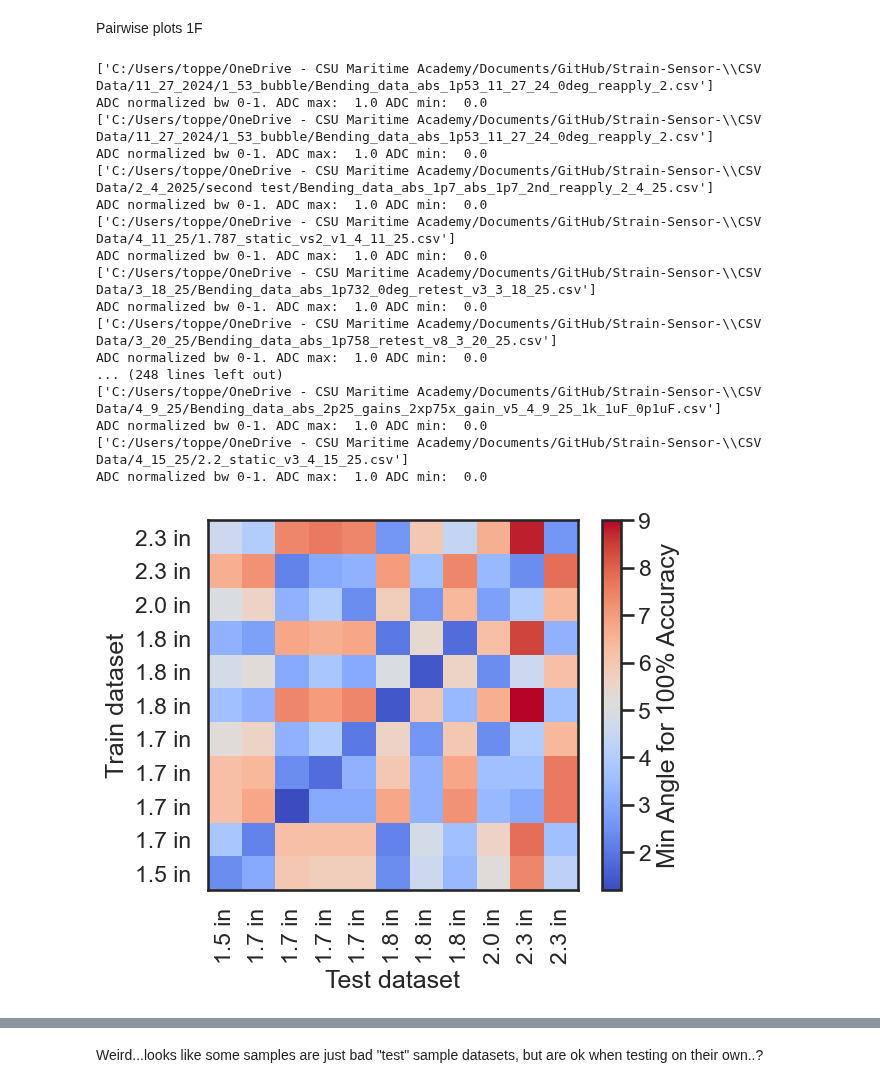
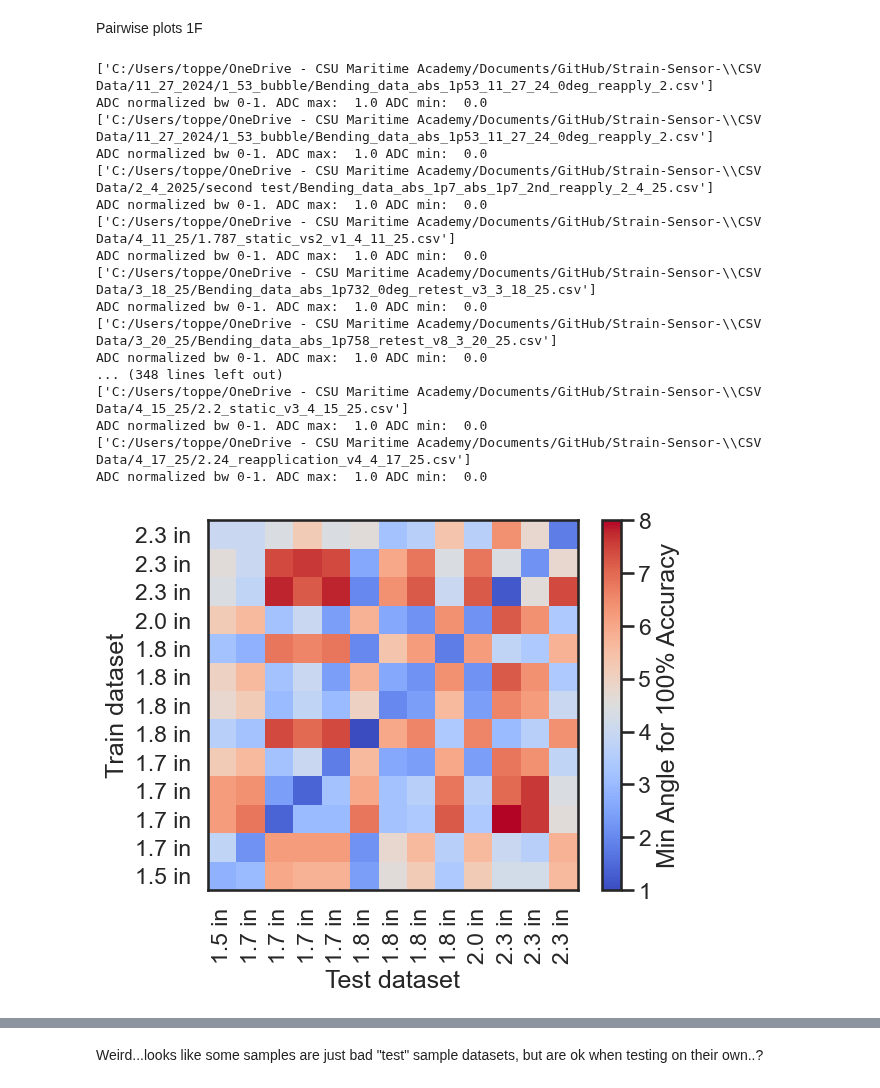
Before and after one commit to neuralengatberkeley/Strain-Sensor-, a Jupyter notebook: Code/analysis/error_analysis_PK_check.ipynb, the cells around one changed output, grey strips where cells are left out. Cells and saved outputs as stored; diff of their text form; code cells hidden in the pictures.

Commit message:
1 sample of reapplicaton and misalignment with Velcro...updated presentation

```diff
--- a/Code/analysis/error_analysis_PK_check.ipynb
+++ b/Code/analysis/error_analysis_PK_check.ipynb
@@ -18,6 +18,8 @@ seaborn.set(font='Arial',context='talk',font_scale=1.0, style='white')
 Fig 1E -- min angle for 100% accuracy
 # %%
 # varying abs channel length
+
+degree = 2
 
 # 1.5 in samples
 DS25 = os.path.join(path_to_repository , "CSV Data/11_27_2024/1_53_bubble/Bending_data_abs_1p53_11_27_24_0deg_reapply_2.csv")
@@ -51,7 +53,7 @@ DS3_datafiles = os.path.join(path_to_repository , "CSV Data/4_15_25/1.85_static_
 DS4_datafiles = os.path.join(path_to_repository , "CSV Data/4_11_25/1.86_static_vs3_v1_4_11_25.csv")
 
 #DS5_datafiles = os.path.join(path_to_repository , "CSV Data/12_9_2024/third/Bending_data_abs_1p86_s3_12_9_24.csv")
-#DS5_datafiles = os.path.join(path_to_repository , "CSV Data/4_15_25/1.835_static_v2_4_15_25.csv")
+DS5_datafiles = os.path.join(path_to_repository , "CSV Data/4_15_25/1.98_static_v2_4_15_25.csv")
 DS6_datafiles = os.path.join(path_to_repository , "CSV Data/12_9_2024/fourth/Bending_data_abs_1p897_s4_12_9_24.csv")
 
 
@@ -69,28 +71,46 @@ DS11_datafiles = os.path.join(path_to_repository , "CSV Data/4_15_25/1.98_static
 
 # 2.3 in samples
 #DS1_datafiles = os.path.join(path_to_repository , "CSV Data/4_25_24/reapply/2p/Bending_data_abs_2p3_11_25_24_0deg_reapply_1.csv")
-DS1_datafiles = os.path.join(path_to_repository , "CSV Data/4_9_25/Bending_data_abs_2p25_gains_2xp75x_gain_v5_4_9_25_1k_1uF_0p1uF.csv")
+#DS1_datafiles = os.path.join(path_to_repository , "CSV Data/4_9_25/Bending_data_abs_2p25_gains_2xp75x_gain_v5_4_9_25_1k_1uF_0p1uF.csv")
+DS1_datafiles = os.path.join(path_to_repository , "CSV Data/4_17_25/2.24_static_v1_4_17_25.csv")
 #DS2_datafiles = os.path.join(path_to_repository , "CSV Data/11_25_24/reapply/2p31/Bending_data_abs_2p31_11_25_24_0deg_reapply_1.csv")
 DS2_datafiles = os.path.join(path_to_repository , "CSV Data/4_15_25/2.2_static_v3_4_15_25.csv")
+
 # Didn't include 8in channel because it wasnt' green on the spreadsheet -- after talking to Tom shoudl include it
 # sample abs#_100 -> 8 inch channel length
 # 3_18_25 not plotting this becasue sample stretched to non-linear zone and we are only comparing linear data
 #DS12_datafiles = os.path.join(path_to_repository , "CSV Data/10_25_2024/voltage divider circuit/*.csv")
 
+
+#2.24 reapply sample
+# reapplied with velcro
+DS16_datafiles = os.path.join(path_to_repository , "CSV Data/4_17_25/2.24_reapplication_v2_4_17_25.csv")
+DS17_datafiles = os.path.join(path_to_repository , "CSV Data/4_17_25/2.24_reapplication_v3_4_17_25.csv")
+DS18_datafiles = os.path.join(path_to_repository , "CSV Data/4_17_25/2.24_reapplication_v4_4_17_25.csv")
+
+#2.24 misalignment sample
+# reapplied with velcro
+DS18_datafiles = os.path.join(path_to_repository , "CSV Data/4_17_25/2.24_reapplication_v4_4_17_25.csv")
+DS19_datafiles = os.path.join(path_to_repository , "CSV Data/4_17_25/2.24_misalignment_v10_4_17_25.csv")
+DS20_datafiles = os.path.join(path_to_repository , "CSV Data/4_17_25/2.24_misalignment_v20_4_17_25.csv")
+
+
 g = bender_class()
-g.load_data(DS5_datafiles)
+g.load_data(DS_velcro)
 g.normalize_adc_over_R0()
 g.plot_data(scatter=True)
 
 # Added these files to PK_data_accuracy_check tab in data_25_01_14.xlsx file
 DS_all = [[DS25],
           [DS7_datafiles, DS8_datafiles, DS13_datafiles, DS14_datafiles],
-          [DS3_datafiles, DS4_datafiles, DS6_datafiles],
+          [DS3_datafiles, DS4_datafiles, DS5_datafiles, DS6_datafiles],
           [DS11_datafiles],
-          [DS1_datafiles, DS2_datafiles],
+          [DS1_datafiles, DS2_datafiles, DS_velcro],
+          [DS16_datafiles, DS17_datafiles, DS18_datafiles],
+          [DS18_datafiles, DS19_datafiles, DS20_datafiles]
          ]
 
-bar_labels = ["1.5 in", "1.7 in", "1.8 in", "2.0 in", "2.3 in"]
+bar_labels = ["1.5 in", "1.7 in", "1.8 in", "2.0 in", "2.3 in", "2.2 in r", "2.2 in m"]
 bar_colors = ["b"]*len(bar_labels)
 ma_100_list = []
 
@@ -102,7 +122,7 @@ for i_g, group in enumerate(DS_all):
         g = bender_class()
         g.load_data(datafiles)
         g.normalize_adc_over_R0()
-        g.train_model_test_accuracy(degree=2)
+        g.train_model_test_accuracy(degree=degree)
         min_angle_100, all_min_angle_100 = g.get_min_accuracy_100()
         ma_100_list_group.append(all_min_angle_100)
     ma_100_list.append(ma_100_list_group)
@@ -140,10 +160,10 @@ for i, group in enumerate(DS_all):  # Loop over groups
         g = bender_class()
         g.load_data(datafiles)
         g.normalize_adc_bw_01()
-        g.train_model_test_accuracy(degree=2)
+        g.train_model_test_accuracy(degree=degree)
 
         # Use cross_validation_angular_error to get error data
-        mean_error, std_error, predictions_df = g.cross_validation_angular_error(degree=2)
+        mean_error, std_error, predictions_df = g.cross_validation_angular_error(degree=degree)
 
         if not isinstance(predictions_df, pd.DataFrame):
             raise TypeError(f"Expected cross_validation_angular_error to return a DataFrame, got {type(predictions_df)}")
@@ -204,7 +224,7 @@ for i, train_datafiles in enumerate(DS_flat):
     # Train the model before testing (for off-diagonal cases)
     # This is a model fit on training data (make this as high as possible)
     # Just need 1 iteration to get the model
-    g.train_model_test_accuracy(perc_train = 0.99, niter=1, degree=2)
+    g.train_model_test_accuracy(perc_train = 0.99, niter=1, degree=degree)
 
 
     for j, test_datafiles in enumerate(DS_flat):
@@ -242,34 +262,34 @@ for i, train_datafiles in enumerate(DS_flat):
             pairwise_min_accuracy[i, j] = np.mean(np.array(all_min_angle_100))
 
             mean_error = np.mean(np.hstack((error)))
             pairwise_abs_error[i, j] = mean_error
 
 for _, (data, title) in enumerate(zip([pairwise_min_accuracy, pairwise_abs_error],
                                       ['Min Angle for 100% Accuracy', 'Mean Absolute Error'])):
     f, ax = plt.subplots()
     plt.pcolormesh(data, cmap='coolwarm', vmin=np.nanmin(data), vmax=np.nanmax(data))
     plt.xticks(np.arange(len(DS_flat))+0.5, xlabel_flat, rotation=90)
     plt.xlabel('Test dataset')
     plt.yticks(np.arange(len(DS_flat))+0.5, xlabel_flat)
     plt.ylabel('Train dataset')
     plt.axis('square')
     plt.colorbar(label=title)
 # %% [output]
 ['C:/Users/toppe/OneDrive - CSU Maritime Academy/Documents/GitHub/Strain-Sensor-\\CSV Data/11_27_2024/1_53_bubble/Bending_data_abs_1p53_11_27_24_0deg_reapply_2.csv']
 ADC normalized bw 0-1. ADC max:  1.0 ADC min:  0.0
 ['C:/Users/toppe/OneDrive - CSU Maritime Academy/Documents/GitHub/Strain-Sensor-\\CSV Data/11_27_2024/1_53_bubble/Bending_data_abs_1p53_11_27_24_0deg_reapply_2.csv']
 ADC normalized bw 0-1. ADC max:  1.0 ADC min:  0.0
 ['C:/Users/toppe/OneDrive - CSU Maritime Academy/Documents/GitHub/Strain-Sensor-\\CSV Data/2_4_2025/second test/Bending_data_abs_1p7_abs_1p7_2nd_reapply_2_4_25.csv']
 ADC normalized bw 0-1. ADC max:  1.0 ADC min:  0.0
 ['C:/Users/toppe/OneDrive - CSU Maritime Academy/Documents/GitHub/Strain-Sensor-\\CSV Data/4_11_25/1.787_static_vs2_v1_4_11_25.csv']
 ADC normalized bw 0-1. ADC max:  1.0 ADC min:  0.0
 ['C:/Users/toppe/OneDrive - CSU Maritime Academy/Documents/GitHub/Strain-Sensor-\\CSV Data/3_18_25/Bending_data_abs_1p732_0deg_retest_v3_3_18_25.csv']
 ADC normalized bw 0-1. ADC max:  1.0 ADC min:  0.0
 ['C:/Users/toppe/OneDrive - CSU Maritime Academy/Documents/GitHub/Strain-Sensor-\\CSV Data/3_20_25/Bending_data_abs_1p758_retest_v8_3_20_25.csv']
 ADC normalized bw 0-1. ADC max:  1.0 ADC min:  0.0
-... (248 lines left out)
-['C:/Users/toppe/OneDrive - CSU Maritime Academy/Documents/GitHub/Strain-Sensor-\\CSV Data/4_9_25/Bending_data_abs_2p25_gains_2xp75x_gain_v5_4_9_25_1k_1uF_0p1uF.csv']
-ADC normalized bw 0-1. ADC max:  1.0 ADC min:  0.0
+... (348 lines left out)
 ['C:/Users/toppe/OneDrive - CSU Maritime Academy/Documents/GitHub/Strain-Sensor-\\CSV Data/4_15_25/2.2_static_v3_4_15_25.csv']
 ADC normalized bw 0-1. ADC max:  1.0 ADC min:  0.0
+['C:/Users/toppe/OneDrive - CSU Maritime Academy/Documents/GitHub/Strain-Sensor-\\CSV Data/4_17_25/2.24_reapplication_v4_4_17_25.csv']
+ADC normalized bw 0-1. ADC max:  1.0 ADC min:  0.0
-[figure, old version]
+[figure, new version]
```
Also changed, not shown: parts of 4 cells of this notebook, 16 other files.
